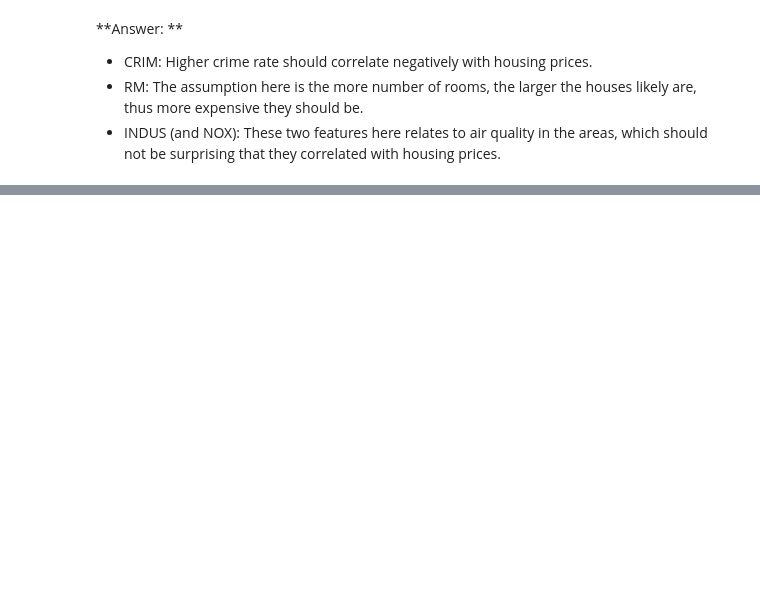
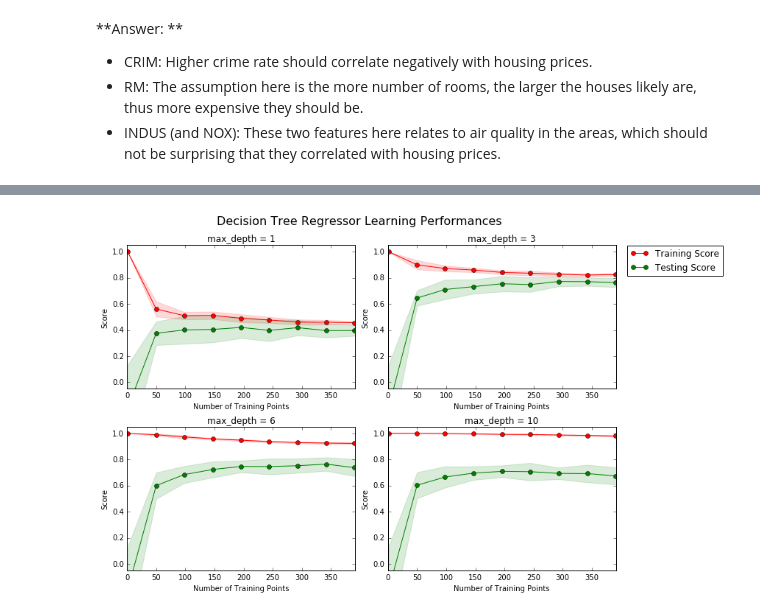
Before and after one commit to jaycode/boston-housing, a Jupyter notebook: boston_housing.ipynb, the cells around one changed output, grey strips where cells are left out. Drawn from its saved outputs; the diff is of its cells as text; code cells hidden in the pictures; blank space fills up the shorter version.

Commit message:
fix: Update the project

```diff
--- a/boston_housing.ipynb
+++ b/boston_housing.ipynb
@@ -44,0 +22,19 @@ In the code block below, use the imported `numpy` library to calculate the reque
+# %%
+# Import libraries necessary for this project
+import numpy as np
+import pandas as pd
+from sklearn.model_selection import ShuffleSplit
+
+# Import supplementary visualizations code visuals.py
+import visuals as vs
+
+# Pretty display for notebooks
+%matplotlib inline
+
+# Load the Boston housing dataset
+data = pd.read_csv('housing.csv')
+prices = data['MEDV']
+features = data.drop('MEDV', axis = 1)
+
+# Success
+print "Boston housing dataset has {} data points with {} variables each.".format(*data.shape)
@@ -469,0 +196,5 @@ Creating a model complexity graph. . .
+# %%
+# Produce learning curves for varying training set sizes and maximum depths
+vs.ModelLearning(features, prices)
+# %% [output]
+[figure, added]
```
Also changed, not shown: parts of 95 cells of this notebook, 5 other files.
